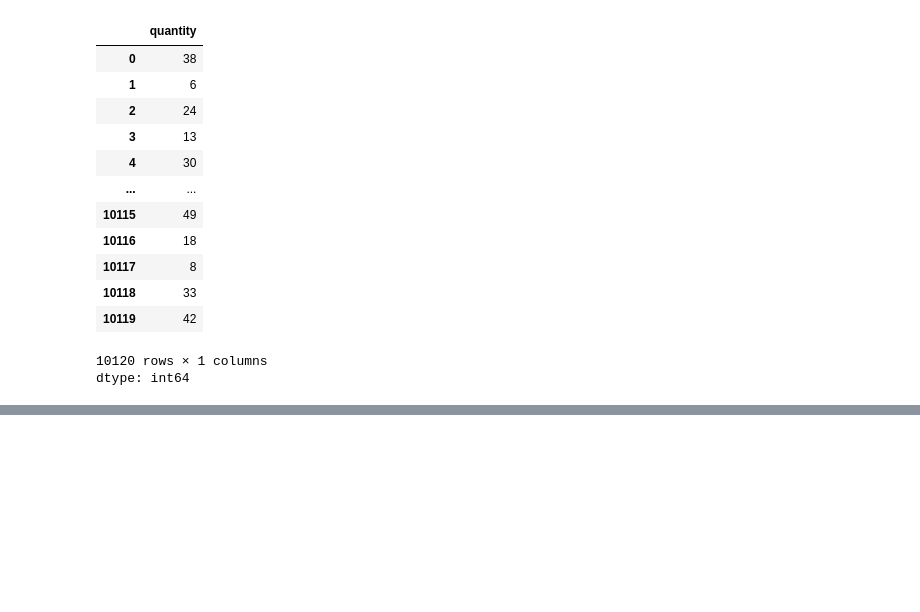
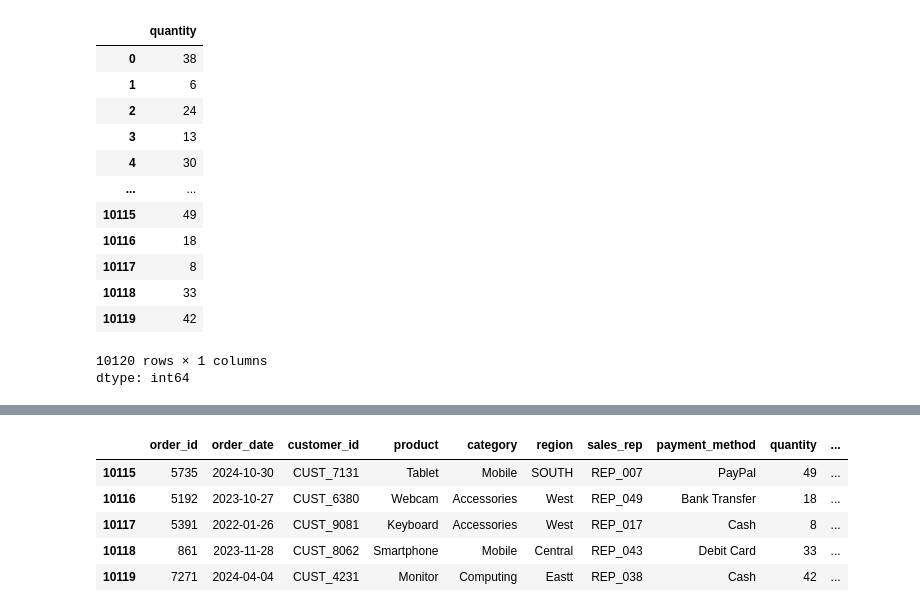
Before and after one commit to tanzeel66206-data/Practice, a Jupyter notebook: practice_eda1.ipynb, the cells around one changed output, grey strips where cells are left out. Cells and saved outputs as stored; diff of their text form; code cells hidden in the pictures; blank space fills up the shorter version.

```diff
--- a/practice_eda1.ipynb
+++ b/practice_eda1.ipynb
@@ -83,0 +99,9 @@ dtype: int64
+# %%
+df.tail()
+# %% [output]
+|  | order_id | order_date | customer_id | product | category | region | sales_rep | payment_method | quantity | ... |
+| 10115 | 5735 | 2024-10-30 | CUST_7131 | Tablet | Mobile | SOUTH | REP_007 | PayPal | 49 | ... |
+| 10116 | 5192 | 2023-10-27 | CUST_6380 | Webcam | Accessories | West | REP_049 | Bank Transfer | 18 | ... |
+| 10117 | 5391 | 2022-01-26 | CUST_9081 | Keyboard | Accessories | West | REP_017 | Cash | 8 | ... |
+| 10118 | 861 | 2023-11-28 | CUST_8062 | Smartphone | Mobile | Central | REP_043 | Debit Card | 33 | ... |
+| 10119 | 7271 | 2024-04-04 | CUST_4231 | Monitor | Computing | Eastt | REP_038 | Cash | 42 | ... |
```
Also changed, not shown: parts of 33 cells of this notebook.
